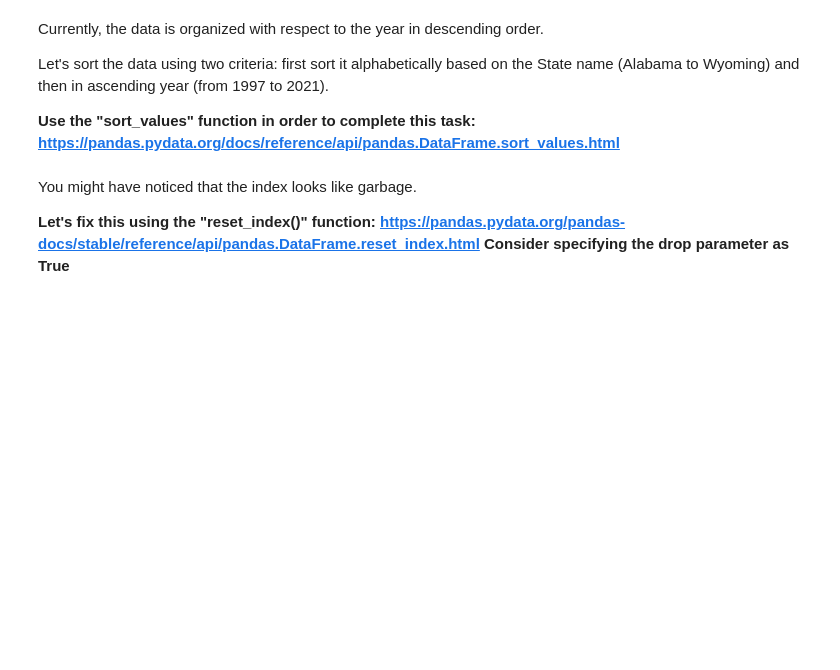
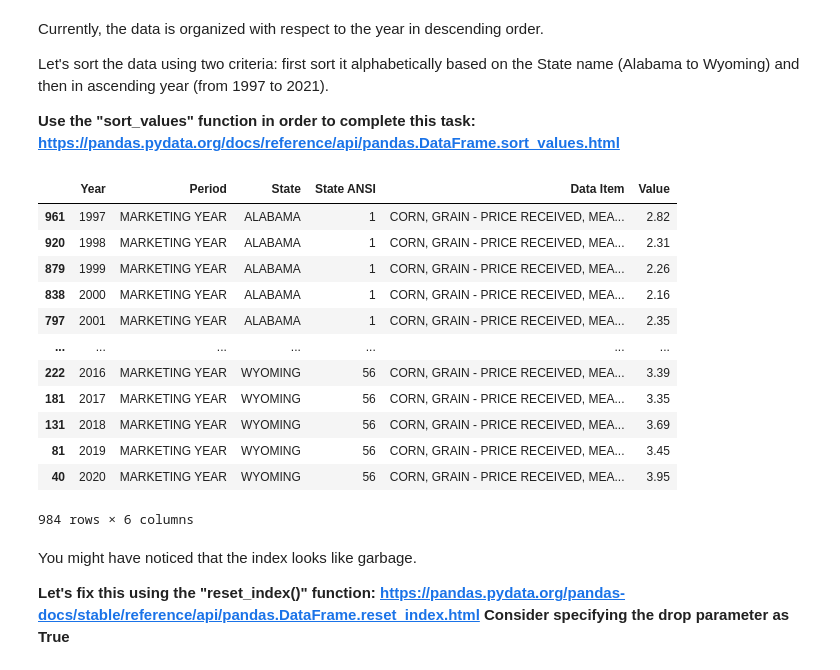
Before and after one commit to uelpalmer12/Uel-ASM591-Labs, a Jupyter notebook: Lab2/lab2/lab2-UelPalmer.ipynb, the cells around one changed output. Cells and saved outputs as stored; diff of their text form; code cells hidden in the pictures; blank space fills up the shorter version.

```diff
--- a/Lab2/lab2/lab2-UelPalmer.ipynb
+++ b/Lab2/lab2/lab2-UelPalmer.ipynb
@@ -259,9 +259,24 @@ Let's sort the data using two criteria: first sort it alphabetically based on th
 **Use the "sort_values" function in order to complete this task: https://pandas.pydata.org/docs/reference/api/pandas.DataFrame.sort_values.html**
 # %%
 # Sort the data based on the State ANSI value (since the numbers increase alphabetically), and then the Year.
+dirty_CORN.sort_values(['State', 'Year'], inplace=True)
 # Show your result
-
+dirty_CORN
 # Enter code here ...
+# %% [output]
+|  | Year | Period | State | State ANSI | Data Item | Value |
+| 961 | 1997 | MARKETING YEAR | ALABAMA | 1 | CORN, GRAIN - PRICE RECEIVED, MEA... | 2.82 |
+| 920 | 1998 | MARKETING YEAR | ALABAMA | 1 | CORN, GRAIN - PRICE RECEIVED, MEA... | 2.31 |
+| 879 | 1999 | MARKETING YEAR | ALABAMA | 1 | CORN, GRAIN - PRICE RECEIVED, MEA... | 2.26 |
+| 838 | 2000 | MARKETING YEAR | ALABAMA | 1 | CORN, GRAIN - PRICE RECEIVED, MEA... | 2.16 |
+| 797 | 2001 | MARKETING YEAR | ALABAMA | 1 | CORN, GRAIN - PRICE RECEIVED, MEA... | 2.35 |
+| ... | ... | ... | ... | ... | ... | ... |
+| 222 | 2016 | MARKETING YEAR | WYOMING | 56 | CORN, GRAIN - PRICE RECEIVED, MEA... | 3.39 |
+| 181 | 2017 | MARKETING YEAR | WYOMING | 56 | CORN, GRAIN - PRICE RECEIVED, MEA... | 3.35 |
+| 131 | 2018 | MARKETING YEAR | WYOMING | 56 | CORN, GRAIN - PRICE RECEIVED, MEA... | 3.69 |
+| 81 | 2019 | MARKETING YEAR | WYOMING | 56 | CORN, GRAIN - PRICE RECEIVED, MEA... | 3.45 |
+| 40 | 2020 | MARKETING YEAR | WYOMING | 56 | CORN, GRAIN - PRICE RECEIVED, MEA... | 3.95 |
+984 rows × 6 columns
 # %% [markdown]
 You might have noticed that the index looks like garbage.
 
```
Also changed, not shown: parts of 2 cells of this notebook.
